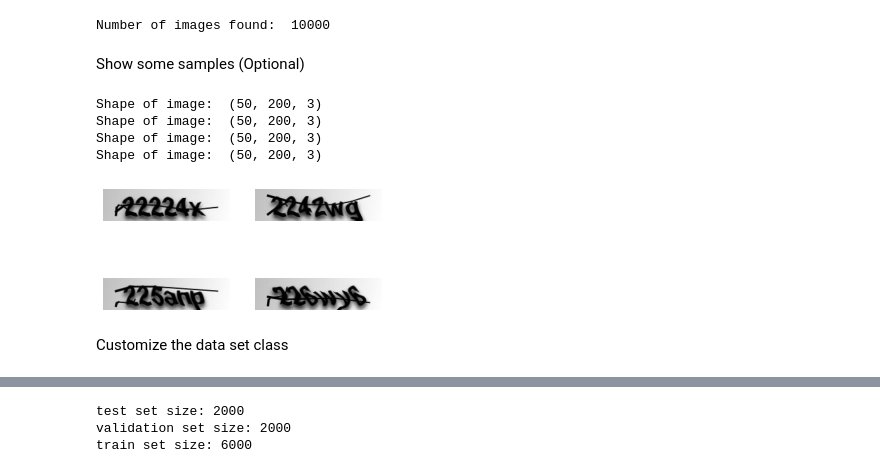
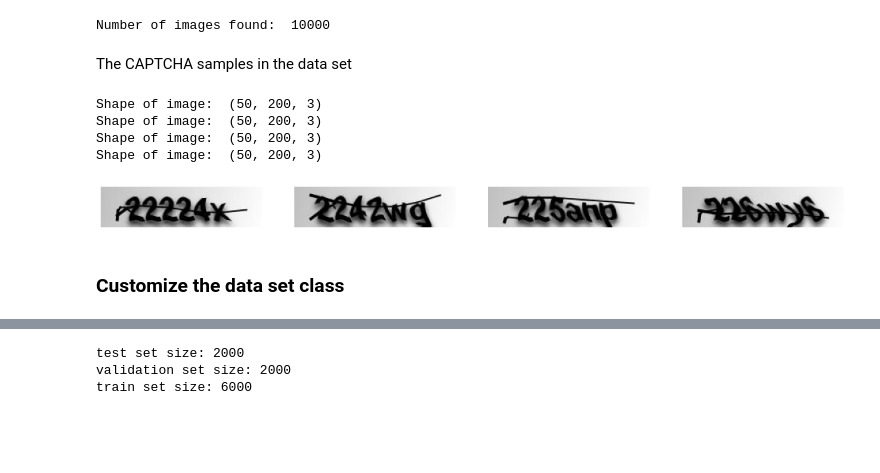
Before and after one commit to CMPUT466-ML-CAPTCHA/ML_CAPTCHA_Images_Decoder, a Jupyter notebook: CNN_Model.ipynb, the cells around one changed output, grey strips where cells are left out. Saved outputs shown, nothing was run; the diff lists cells and outputs as text; code cells hidden in the pictures; blank space fills up the shorter version.

```diff
--- a/CNN_Model.ipynb
+++ b/CNN_Model.ipynb
@@ -40,23 +45,23 @@ images = list(data_dir.glob("*.jpg")) #the size of dataset
 print("Number of images found: ", len(images))
 # %% [output]
 Number of images found:  10000
-# %% [markdown]
-Show some samples (Optional)
+# %% [markdown]
+The CAPTCHA samples in the data set
 # %%
 sample_images =images[:4]
-_,ax = plt.subplots(2,2, figsize=(5,3))
+_,ax = plt.subplots(1,4, figsize=(20,6))
 for i in range(4):
     img = cv2.imread(str(sample_images[i]))
     print("Shape of image: ", img.shape)
-    ax[i//2, i%2].imshow(img)
-    ax[i//2, i%2].axis('off')
+    ax[i%4].imshow(img)
+    ax[i%4].axis('off')
 plt.show()
 # %% [output]
 Shape of image:  (50, 200, 3)
 Shape of image:  (50, 200, 3)
 Shape of image:  (50, 200, 3)
 Shape of image:  (50, 200, 3)
-[figure, old version]
+[figure, new version]
 # %% [markdown]
-Customize the data set class
+### Customize the data set class
 # %%
```
Also changed, not shown: parts of 21 cells of this notebook, 5 other files.
